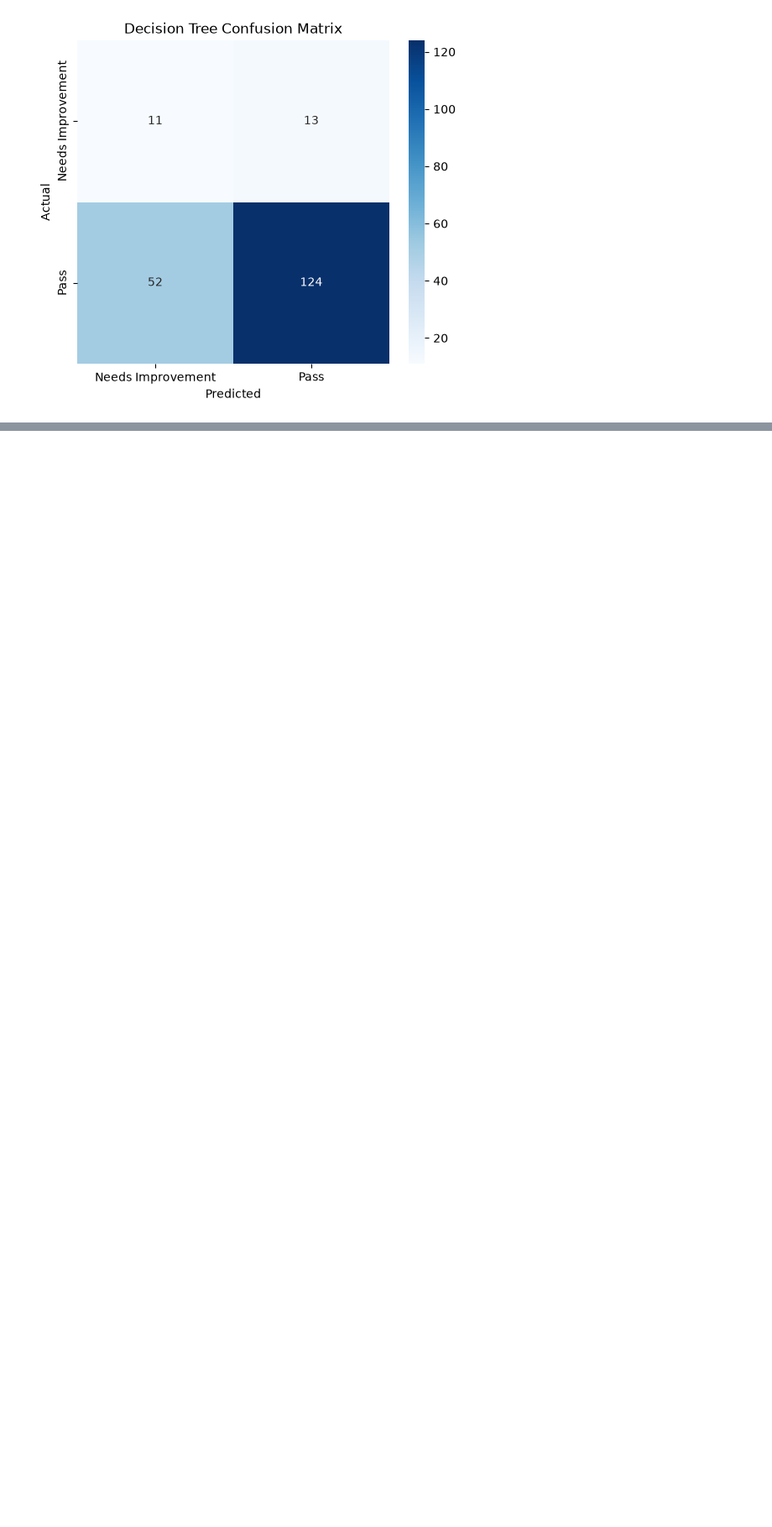
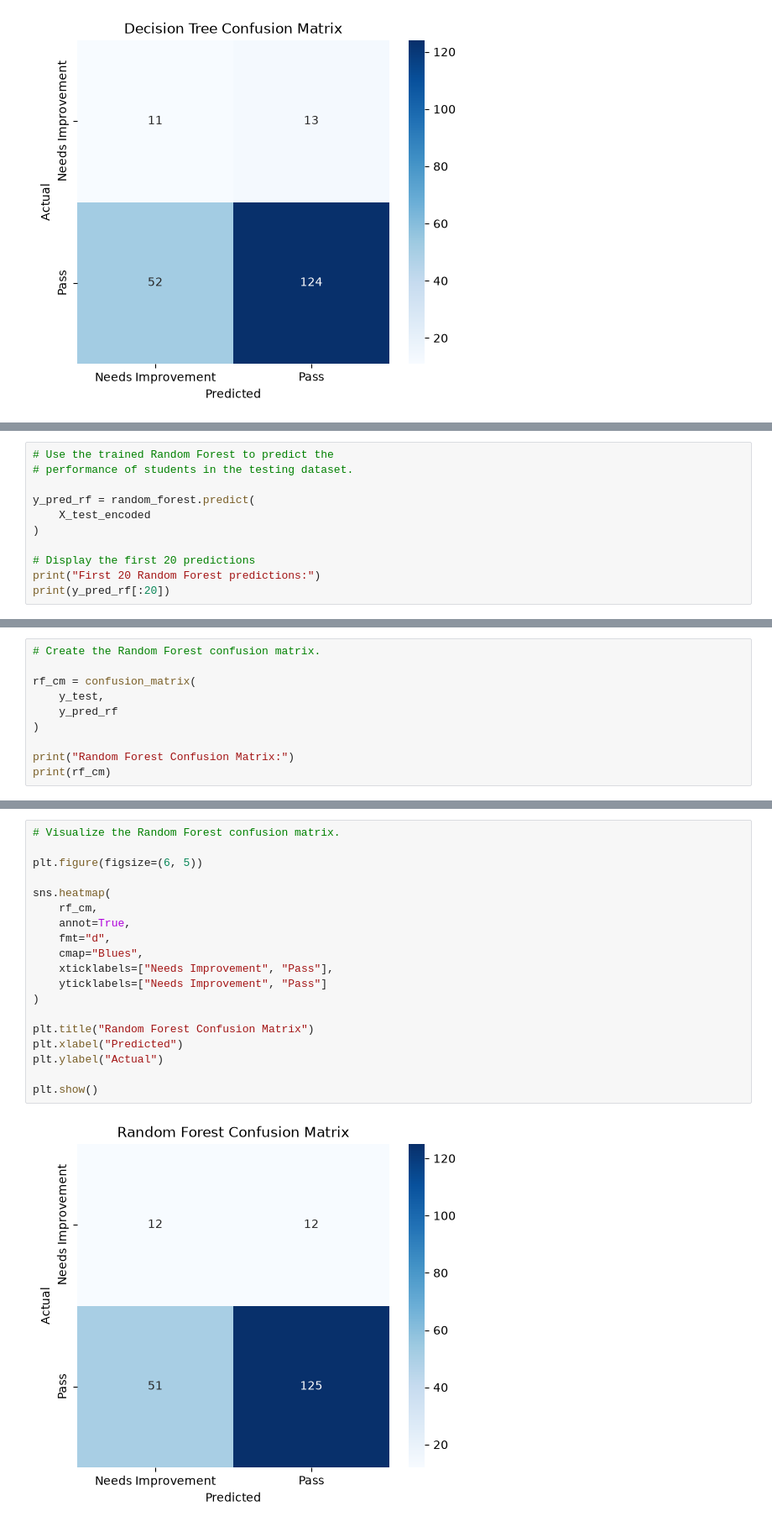
Before and after one commit to SakithmaVorandi/UOG0423057_DataScience_MiniProject, a Jupyter notebook: notebooks/main.ipynb, the cells around one changed output, grey strips where cells are left out. Shown at 84% size. Drawn from its saved outputs; the diff is of its cells as text; blank space fills up the shorter version.

Commit message:
Random Forest

```diff
--- a/notebooks/main.ipynb
+++ b/notebooks/main.ipynb
@@ -861,0 +872,11 @@ print(model_results)
+# %%
+# Use the trained Random Forest to predict the
+# performance of students in the testing dataset.
+
+y_pred_rf = random_forest.predict(
+    X_test_encoded
+)
+
+# Display the first 20 predictions
+print("First 20 Random Forest predictions:")
+print(y_pred_rf[:20])
@@ -861,0 +952,10 @@ print(model_results)
+# %%
+# Create the Random Forest confusion matrix.
+
+rf_cm = confusion_matrix(
+    y_test,
+    y_pred_rf
+)
+
+print("Random Forest Confusion Matrix:")
+print(rf_cm)
@@ -861,0 +966,21 @@ print(model_results)
+# %%
+# Visualize the Random Forest confusion matrix.
+
+plt.figure(figsize=(6, 5))
+
+sns.heatmap(
+    rf_cm,
+    annot=True,
+    fmt="d",
+    cmap="Blues",
+    xticklabels=["Needs Improvement", "Pass"],
+    yticklabels=["Needs Improvement", "Pass"]
+)
+
+plt.title("Random Forest Confusion Matrix")
+plt.xlabel("Predicted")
+plt.ylabel("Actual")
+
+plt.show()
+# %% [output]
+[figure, added]
```
Also changed, not shown: parts of 10 cells of this notebook.
